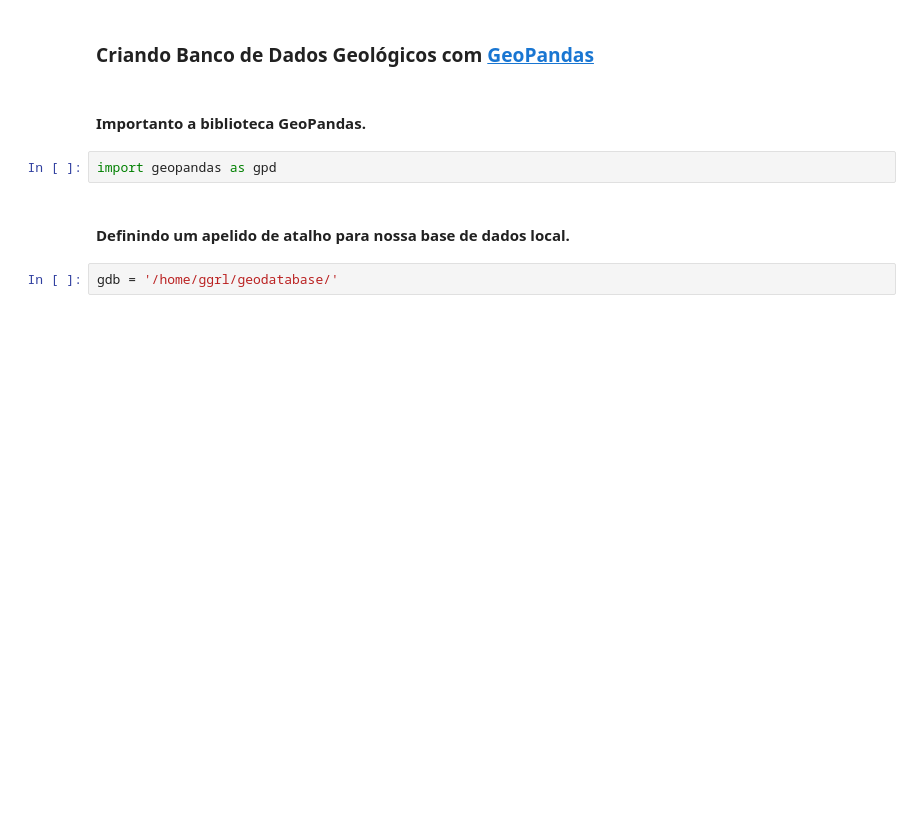
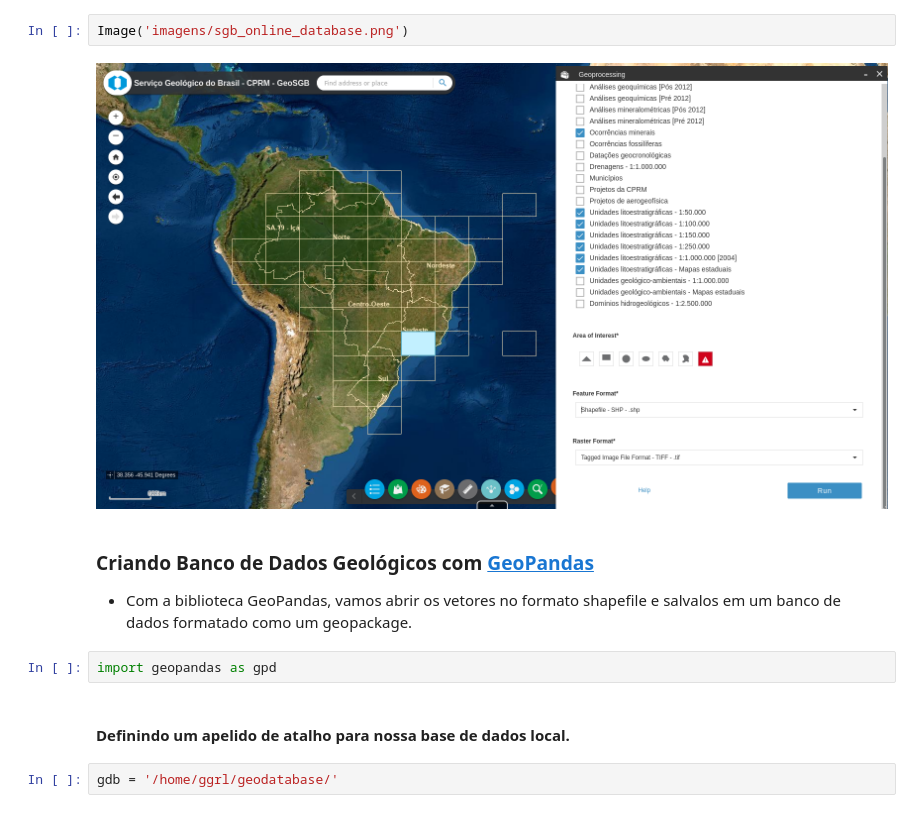
Before and after one commit to Gabriel-Goes/mapeamento_litologico_preditivo, a Jupyter notebook: 1 - Geopandas: Creating DataBase as geopackage.ipynb, the cells around one changed output. Drawn from its saved outputs; the diff is of its cells as text; blank space fills up the shorter version.

```diff
--- a/1 - Geopandas: Creating DataBase as geopackage.ipynb
+++ b/1 - Geopandas: Creating DataBase as geopackage.ipynb
@@ -1,7 +10,11 @@
+# %%
+Image('imagens/sgb_online_database.png')
+# %% [output]
+[figure, added]
 # %% [markdown]
 ### Criando Banco de Dados Geológicos com [GeoPandas](https://geopandas.org/getting_started.html)
+
+- Com a biblioteca GeoPandas, vamos abrir os vetores no formato shapefile e salvalos em um banco de dados formatado como um geopackage.
-# %% [markdown]
-#### Importanto a biblioteca GeoPandas.
 # %%
 import geopandas as gpd
 # %% [markdown]
```
Also changed, not shown: parts of 5 cells of this notebook, 44 other files.
